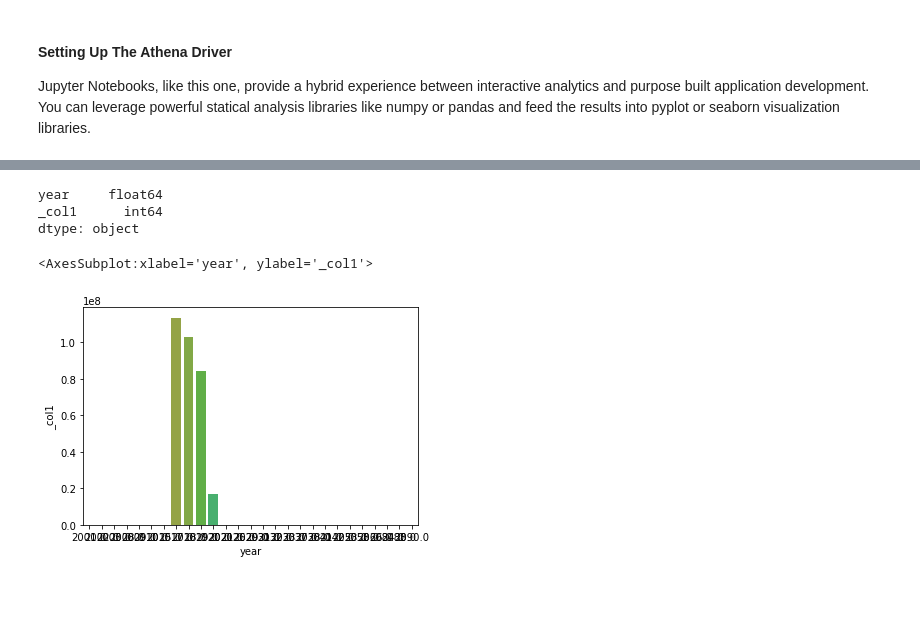
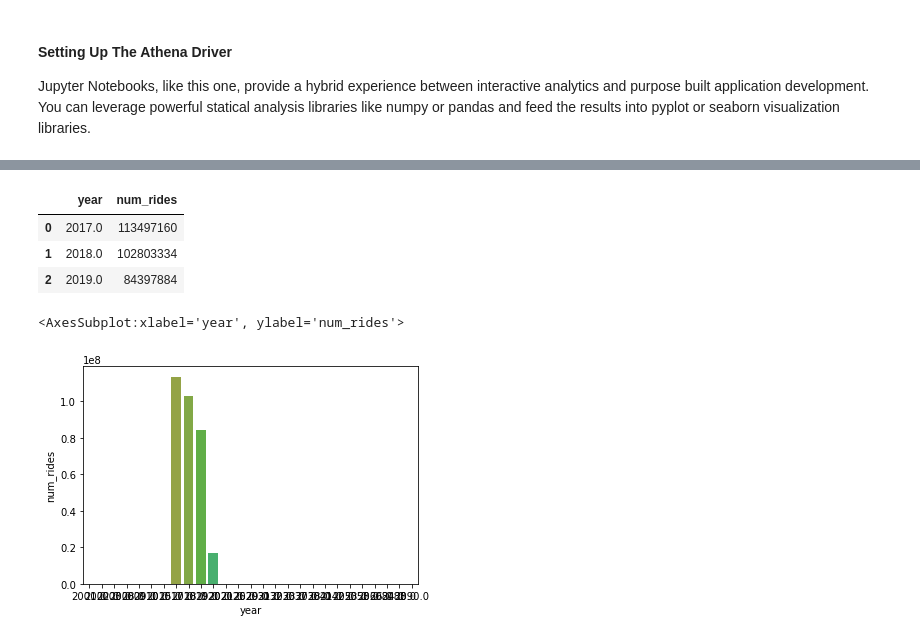
Before and after one commit to PacktPublishing/Serverless-Analytics-with-Amazon-Athena, a Jupyter notebook: chapter_7/packt_serverless_analytics_chatper_7.ipynb, the cells around one changed output, grey strips where cells are left out. Drawn from its saved outputs; the diff is of its cells as text; code cells hidden in the pictures; blank space fills up the shorter version.

```diff
--- a/chapter_7/packt_serverless_analytics_chatper_7.ipynb
+++ b/chapter_7/packt_serverless_analytics_chatper_7.ipynb
@@ -22,26 +18,24 @@ Successfully installed PyAthena-2.2.0 tenacity-7.0.0
 # %%
 from pyathena import connect
 import pandas as pd
-conn = connect(work_group='packt-athena-analytics', region_name='us-east-1')
+conn = connect(work_group='packt-athena-analytics', region_name='us-east-1', schema_name='packt_serverless_analytics')
 
-df = pd.read_sql("SELECT year, COUNT(*) from packt_serverless_analytics.chapter_3_nyc_taxi_parquet GROUP BY year", conn)
-df
-df.dtypes
+athena_results = pd.read_sql("""SELECT year, COUNT(*) as num_rides
+                                FROM chapter_3_nyc_taxi_parquet
+                                GROUP BY year
+                                ORDER BY num_rides DESC""", conn)
+athena_results.head(3)
 # %% [output]
-year     float64
-_col1      int64
-dtype: object
+|  | year | num_rides |
+| 0 | 2017.0 | 113497160 |
+| 1 | 2018.0 | 102803334 |
+| 2 | 2019.0 | 84397884 |
 # %%
-# Pandas for manipulating dataframes
-import pandas as pd
-# Matplotlib for inline graphs and plots
 from matplotlib import pyplot as plt
-%matplotlib inline
-# Seaborn for plot styles.
 import seaborn as sns
 
-sns.barplot(x="year", y="_col1", data=df)
+sns.barplot(x="year", y="num_rides", data=athena_results)
 # %% [output]
-<AxesSubplot:xlabel='year', ylabel='_col1'>
+<AxesSubplot:xlabel='year', ylabel='num_rides'>
-[figure, old version]
+[figure, new version]
 # %%
```
Also changed, not shown: parts of 8 cells of this notebook, 6 other files.
